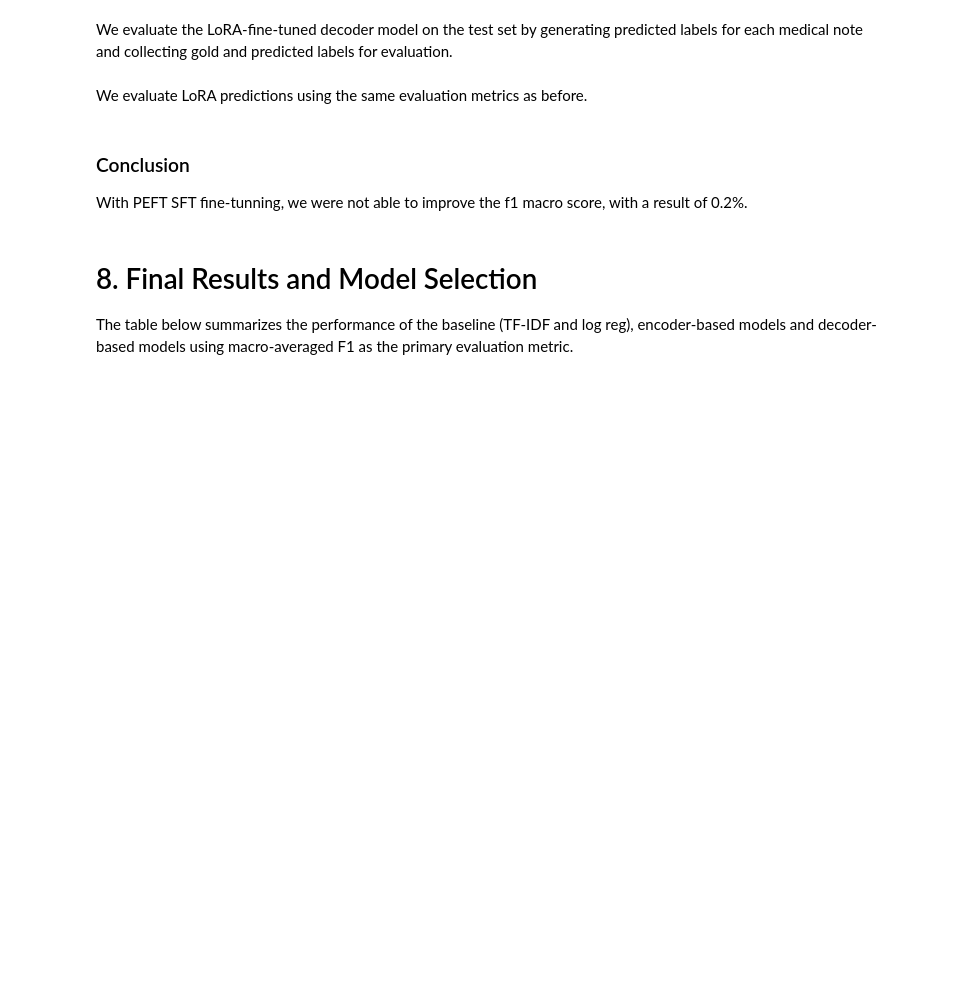
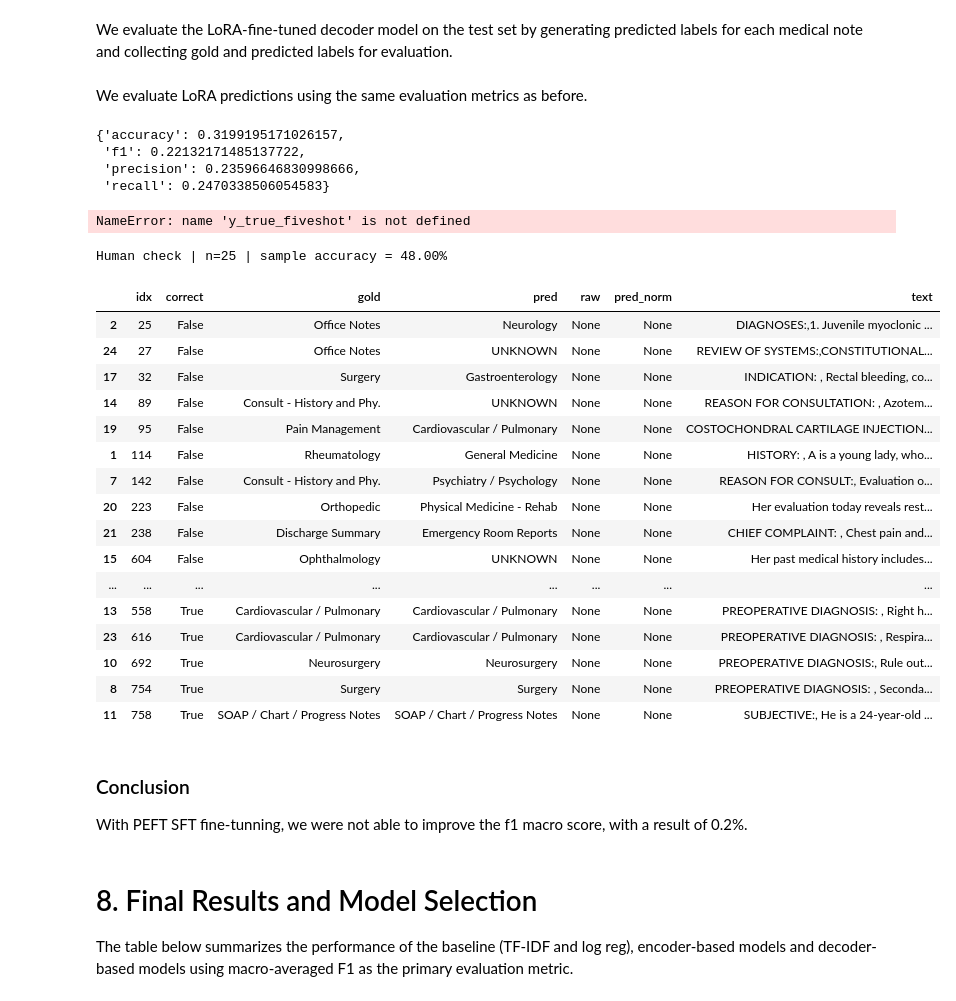
Before and after one commit to Schoggi-Mimi/nlp-project-2025, a Jupyter notebook: notebooks/03_prediction_model.ipynb, the cells around one changed output. Saved outputs shown, nothing was run; the diff lists cells and outputs as text; code cells hidden in the pictures; blank space fills up the shorter version.

```diff
--- a/notebooks/03_prediction_model.ipynb
+++ b/notebooks/03_prediction_model.ipynb
@@ -1664,16 +1690,47 @@ We evaluate LoRA predictions using the same evaluation metrics as before.
 # %%
-compute_metrics(y_pred_prompt)
+compute_metrics(y_pred_prompt, y_true_prompt)
+# %% [output]
+{'accuracy': 0.3199195171026157,
+ 'f1': 0.22132171485137722,
+ 'precision': 0.23596646830998666,
+ 'recall': 0.2470338506054583}
+# %%
+id2label = {v: k for k, v in label2id.items()}
+
+for i in range(len(y_true_prompt)):
+    y_true_prompt[i] = id2label[y_true_prompt[i]]
+# %% [output]
+NameError: name 'y_true_fiveshot' is not defined
 # %%
 hc_qwen_lora_raw = human_check_qwen(
     final_test=final_df["test"],
-    y_true_labels=y_true_fiveshot,
-    y_pred_labels=y_pred_fiveshot,
-    predict_raw_fn=predict_label_fiveshot,
+    y_true_labels=y_true_prompt,
+    y_pred_labels=y_pred_prompt,
+    predict_raw_fn=None,
     normalize_fn=normalize_to_label,
-    n=15,
+    n=25,
     seed=42
 )
 hc_qwen_lora_raw
+# %% [output]
+Human check | n=25 | sample accuracy = 48.00%
+|  | idx | correct | gold | pred | raw | pred_norm | text |
+| 2 | 25 | False | Office Notes | Neurology | None | None | DIAGNOSES:,1. Juvenile myoclonic ... |
+| 24 | 27 | False | Office Notes | UNKNOWN | None | None | REVIEW OF SYSTEMS:,CONSTITUTIONAL... |
+| 17 | 32 | False | Surgery | Gastroenterology | None | None | INDICATION: , Rectal bleeding, co... |
+| 14 | 89 | False | Consult - History and Phy. | UNKNOWN | None | None | REASON FOR CONSULTATION: , Azotem... |
+| 19 | 95 | False | Pain Management | Cardiovascular / Pulmonary | None | None | COSTOCHONDRAL CARTILAGE INJECTION... |
+| 1 | 114 | False | Rheumatology | General Medicine | None | None | HISTORY: , A is a young lady, who... |
+| 7 | 142 | False | Consult - History and Phy. | Psychiatry / Psychology | None | None | REASON FOR CONSULT:, Evaluation o... |
+| 20 | 223 | False | Orthopedic | Physical Medicine - Rehab | None | None | Her evaluation today reveals rest... |
+| 21 | 238 | False | Discharge Summary | Emergency Room Reports | None | None | CHIEF COMPLAINT: , Chest pain and... |
+| 15 | 604 | False | Ophthalmology | UNKNOWN | None | None | Her past medical history includes... |
+| ... | ... | ... | ... | ... | ... | ... | ... |
+| 13 | 558 | True | Cardiovascular / Pulmonary | Cardiovascular / Pulmonary | None | None | PREOPERATIVE DIAGNOSIS: , Right h... |
+| 23 | 616 | True | Cardiovascular / Pulmonary | Cardiovascular / Pulmonary | None | None | PREOPERATIVE DIAGNOSIS: , Respira... |
+| 10 | 692 | True | Neurosurgery | Neurosurgery | None | None | PREOPERATIVE DIAGNOSIS:, Rule out... |
+| 8 | 754 | True | Surgery | Surgery | None | None | PREOPERATIVE DIAGNOSIS: , Seconda... |
+| 11 | 758 | True | SOAP / Chart / Progress Notes | SOAP / Chart / Progress Notes | None | None | SUBJECTIVE:, He is a 24-year-old ... |
 # %%
 
 hc_qwen_lora_raw[hc_qwen_lora_raw["correct"] == False].head(10)
```
Also changed, not shown: parts of 7 cells of this notebook.
